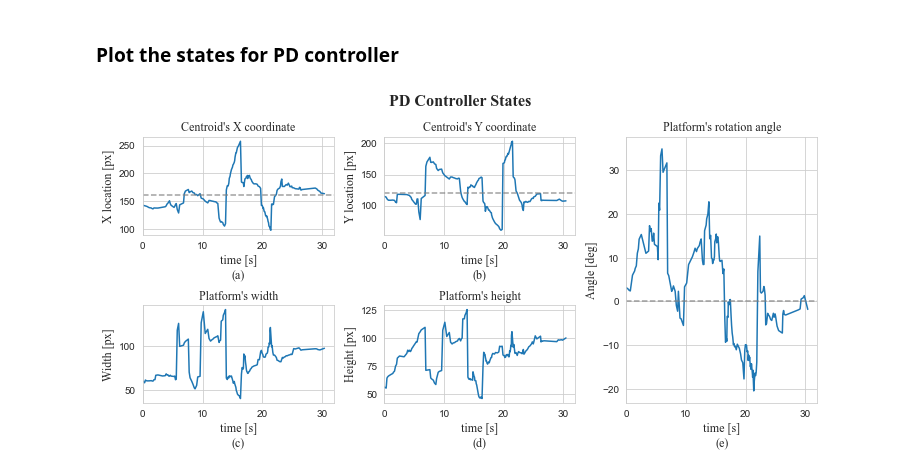
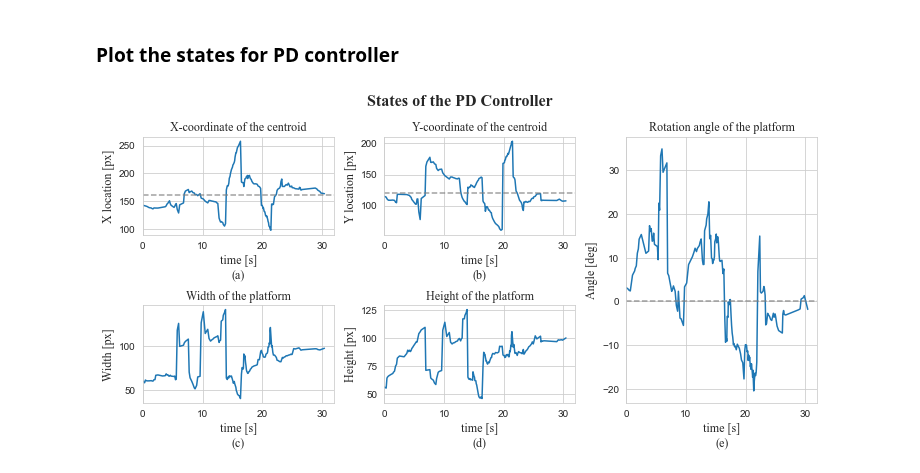
Before and after one commit to apinto25/autonomous_landing_data_analysis, a Jupyter notebook: states_analysis_field_trial.ipynb, the cells around one changed output. Saved outputs shown, nothing was run; the diff lists cells and outputs as text; code cells hidden in the pictures.

Commit message:
Modified plot labels.

```diff
--- a/states_analysis_field_trial.ipynb
+++ b/states_analysis_field_trial.ipynb
@@ -248,37 +248,37 @@ w = sns.lineplot(data=pd_df, x="Time", y="Width",
              ax=ax4)
 h = sns.lineplot(data=pd_df, x="Time", y="Height",
              ax=ax5)
 
 xc.set_xlim(0,32)
 yc.set_xlim(0,32)
 angle.set_xlim(0,32)
 w.set_xlim(0,32)
 h.set_xlim(0,32)
 
 xc.axhline(y=160, linewidth=1.5, color='grey', ls='--', alpha=0.75)
 yc.axhline(y=120, linewidth=1.5, color='grey', ls='--', alpha=0.75)
 angle.axhline(y=0, linewidth=1.5, color='grey', ls='--', alpha=0.75)
 
-xc.set_title("Centroid's X coordinate", fontsize=12, **timesfont)
-yc.set_title("Centroid's Y coordinate", fontsize=12, **timesfont)
-w.set_title("Platform's width", fontsize=12, **timesfont)
-h.set_title("Platform's height", fontsize=12, **timesfont)
-angle.set_title("Platform's rotation angle", fontsize=12, **timesfont)
+xc.set_title("X-coordinate of the centroid", fontsize=12, **timesfont)
+yc.set_title("Y-coordinate of the centroid", fontsize=12, **timesfont)
+w.set_title("Width of the platform", fontsize=12, **timesfont)
+h.set_title("Height of the platform", fontsize=12, **timesfont)
+angle.set_title("Rotation angle of the platform", fontsize=12, **timesfont)
 
 xc.set_xlabel("time [s]\n(a)", fontsize=12, **timesfont)
 yc.set_xlabel("time [s]\n(b)", fontsize=12, **timesfont)
 w.set_xlabel("time [s]\n(c)", fontsize=12, **timesfont)
 h.set_xlabel("time [s]\n(d)", fontsize=12, **timesfont)
 angle.set_xlabel("time [s]\n(e)", fontsize=12, **timesfont)
 
 xc.set_ylabel("X location [px]", fontsize=12, **timesfont)
 yc.set_ylabel("Y location [px]", fontsize=12, **timesfont)
 w.set_ylabel("Width [px]", fontsize=12, **timesfont)
 h.set_ylabel("Height [px]", fontsize=12, **timesfont)
 angle.set_ylabel("Angle [deg]", fontsize=12, **timesfont)
 
-fig.suptitle('PD Controller States', fontsize=16, fontweight='bold', **timesfont)
+fig.suptitle('States of the PD Controller', fontsize=16, fontweight='bold', **timesfont)
 
 plt.show()
 # %% [output]
-[figure, old version]
+[figure, new version]
```
Also changed, not shown: 9 other files.
